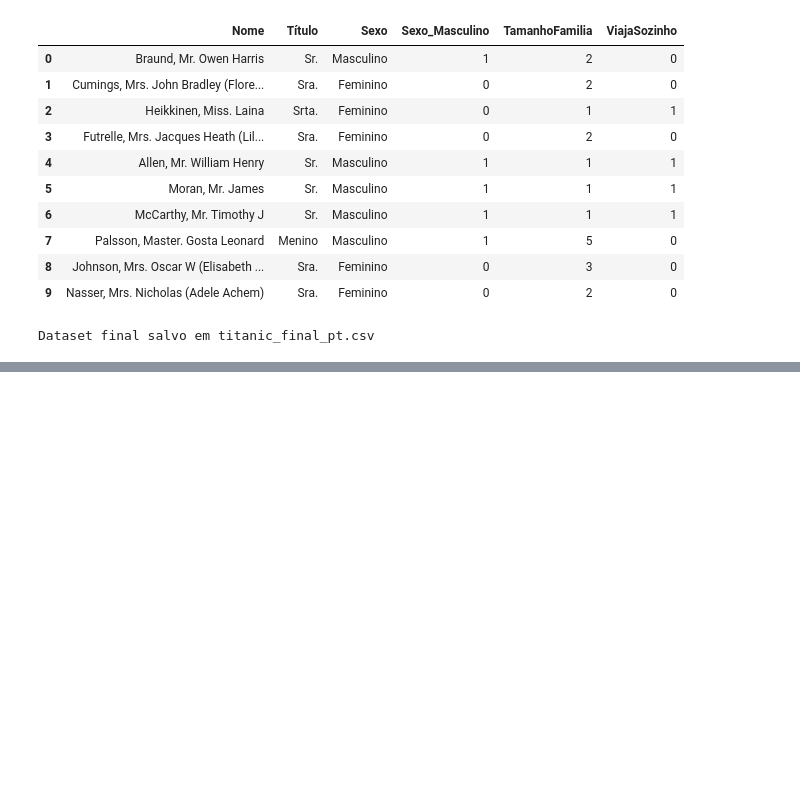
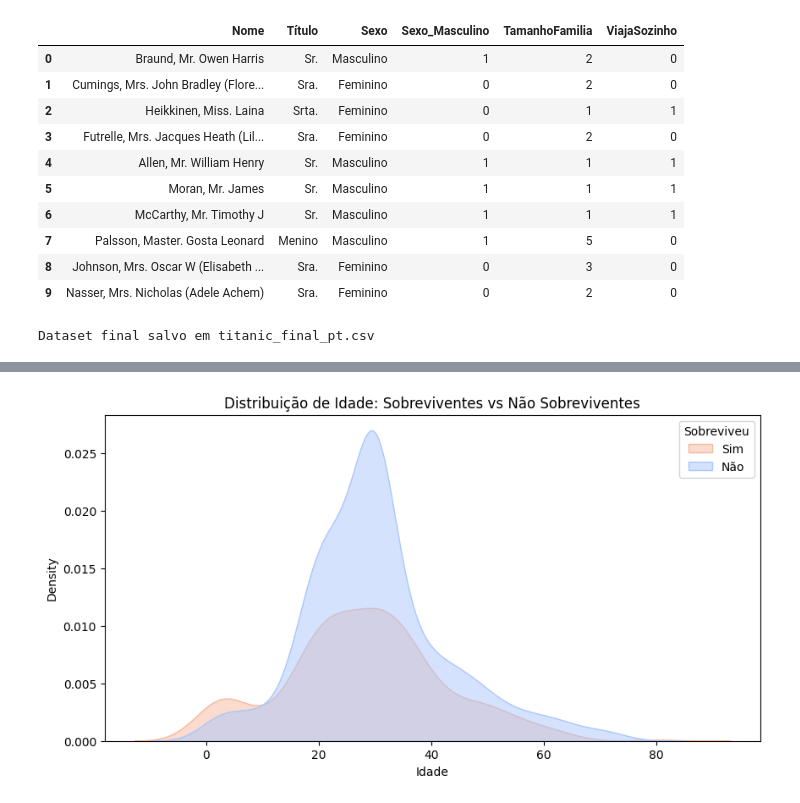
Before and after one commit to PedroNeves07/Atividade-de-Analise-Exploratoria-de-Dados, a Jupyter notebook: notebook_EDA.ipynb, the cells around one changed output, grey strips where cells are left out. Drawn from its saved outputs; the diff is of its cells as text; code cells hidden in the pictures; blank space fills up the shorter version.

```diff
--- a/notebook_EDA.ipynb
+++ b/notebook_EDA.ipynb
@@ -435,0 +516,9 @@ Dataset final salvo em titanic_final_pt.csv
+# %%
+# 3. Distribuição de Idade por Sobrevivência (KDE Plot)
+plt.figure(figsize=(10, 5))
+sns.kdeplot(data=df, x='Idade', hue='Sobreviveu', fill=True, palette='coolwarm', alpha=0.5)
+plt.title('Distribuição de Idade: Sobreviventes vs Não Sobreviventes')
+plt.legend(title='Sobreviveu', labels=['Sim', 'Não'])
+plt.show()
+# %% [output]
+[figure, added]
```
Also changed, not shown: parts of 6 cells of this notebook.
